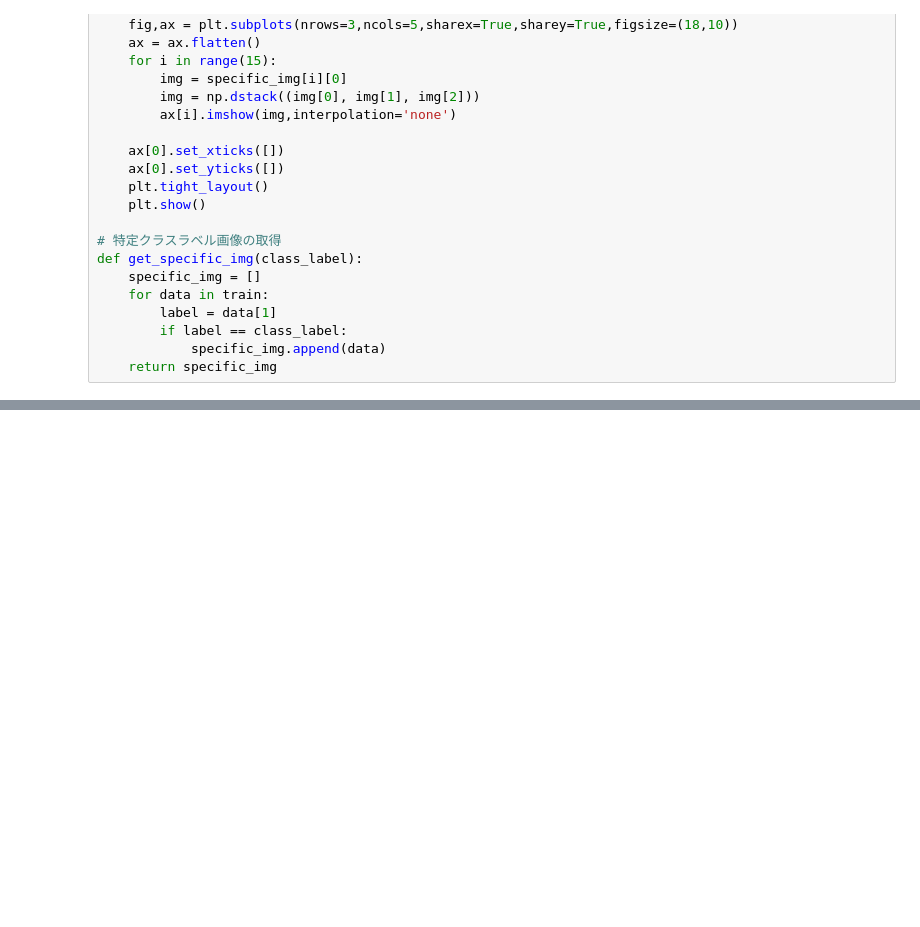
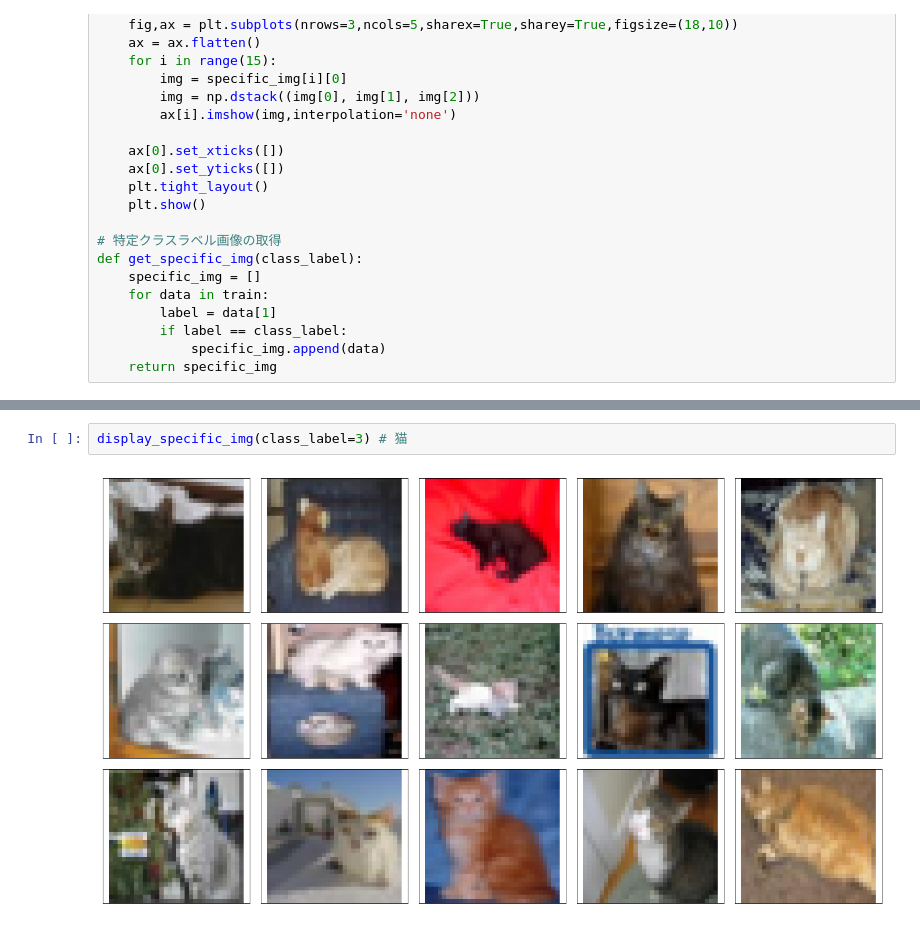
Before and after one commit to takitaki7474/m2-research-prototype, a Jupyter notebook: notebook/visualize_cifar10.ipynb, the cells around one changed output, grey strips where cells are left out. Drawn from its saved outputs; the diff is of its cells as text; blank space fills up the shorter version.

```diff
--- a/notebook/visualize_cifar10.ipynb
+++ b/notebook/visualize_cifar10.ipynb
@@ -73,0 +82,4 @@ display_specific_img(class_label=0)
+# %%
+display_specific_img(class_label=3) # 猫
+# %% [output]
+[figure, added]
```
Also changed, not shown: parts of 9 cells of this notebook, 4 other files.
